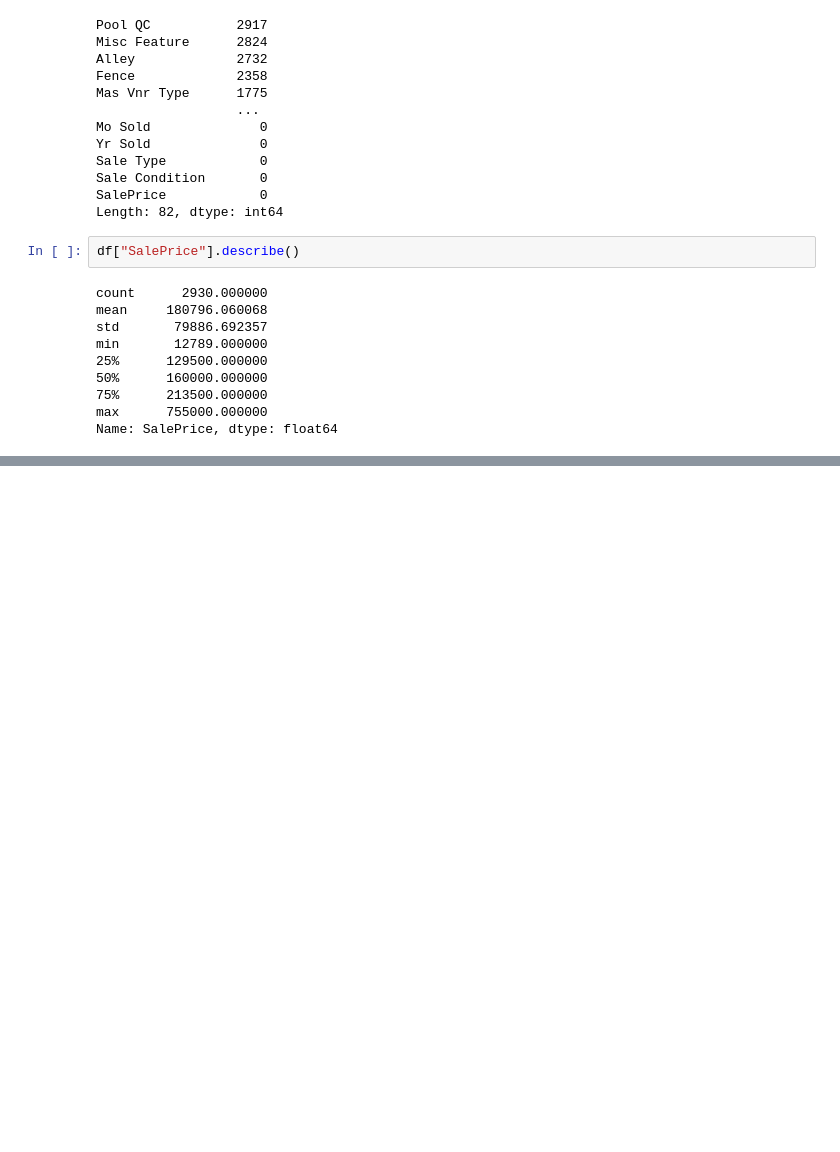
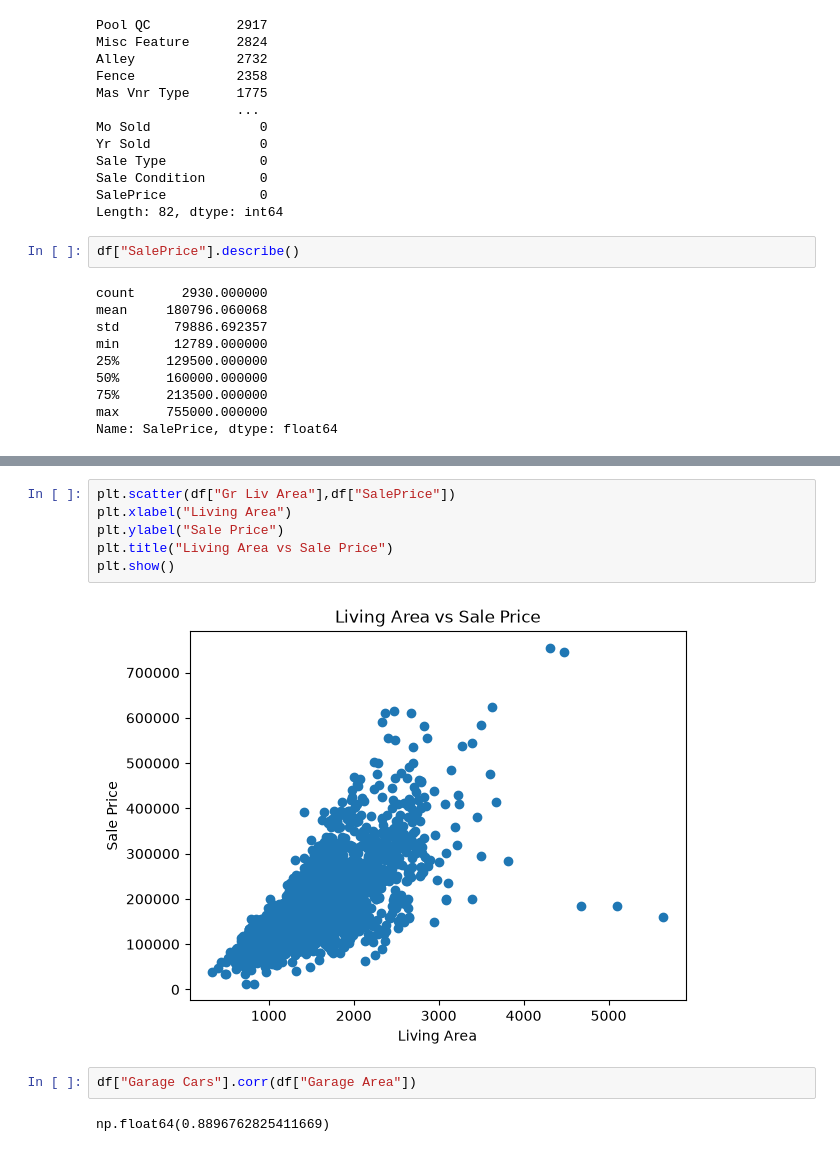
Before and after one commit to romans0506/house-price-prediction, a Jupyter notebook: notebooks/01_eda.ipynb, the cells around one changed output, grey strips where cells are left out. Cells and saved outputs as stored; diff of their text form; blank space fills up the shorter version.

```diff
--- a/notebooks/01_eda.ipynb
+++ b/notebooks/01_eda.ipynb
@@ -109,0 +361,12 @@ plt.show()
+# %%
+plt.scatter(df["Gr Liv Area"],df["SalePrice"])
+plt.xlabel("Living Area")
+plt.ylabel("Sale Price")
+plt.title("Living Area vs Sale Price")
+plt.show()
+# %% [output]
+[figure, added]
+# %%
+df["Garage Cars"].corr(df["Garage Area"])
+# %% [output]
+np.float64(0.8896762825411669)
```
Also changed, not shown: parts of 25 cells of this notebook.
